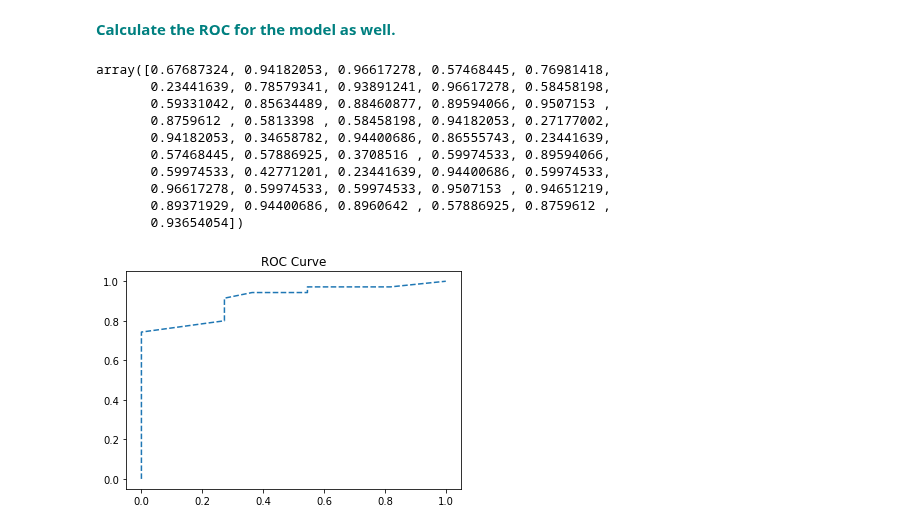
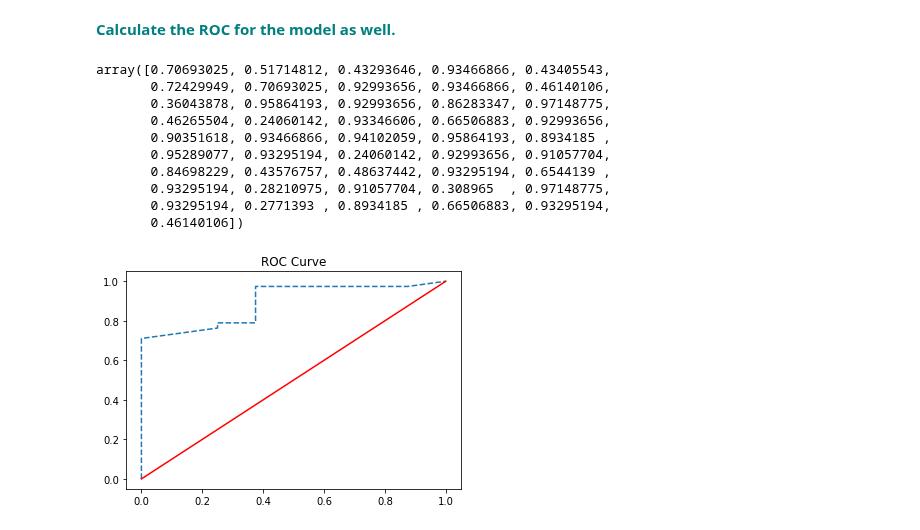
Before and after one commit to kenneykwan/Springboard, a Jupyter notebook: Gradient_Boosting_Case_Study/Gradient Boosting Case Study.ipynb, the cells around one changed output. Drawn from its saved outputs; the diff is of its cells as text; code cells hidden in the pictures.

```diff
--- a/Gradient_Boosting_Case_Study/Gradient Boosting Case Study.ipynb
+++ b/Gradient_Boosting_Case_Study/Gradient Boosting Case Study.ipynb
@@ -252,22 +252,25 @@ Normalized confusion matrix
 # %% [markdown]
 **<font color='teal'>Calculate the ROC for the model as well.</font>**
 # %%
+y_pred_prob = gb.predict_proba(X_test)
 y_pred_prob[:,1]
 # %% [output]
-array([0.67687324, 0.94182053, 0.96617278, 0.57468445, 0.76981418,
-       0.23441639, 0.78579341, 0.93891241, 0.96617278, 0.58458198,
-       0.59331042, 0.85634489, 0.88460877, 0.89594066, 0.9507153 ,
-       0.8759612 , 0.5813398 , 0.58458198, 0.94182053, 0.27177002,
-       0.94182053, 0.34658782, 0.94400686, 0.86555743, 0.23441639,
-       0.57468445, 0.57886925, 0.3708516 , 0.59974533, 0.89594066,
-       0.59974533, 0.42771201, 0.23441639, 0.94400686, 0.59974533,
-       0.96617278, 0.59974533, 0.59974533, 0.9507153 , 0.94651219,
-       0.89371929, 0.94400686, 0.8960642 , 0.57886925, 0.8759612 ,
-       0.93654054])
+array([0.70693025, 0.51714812, 0.43293646, 0.93466866, 0.43405543,
+       0.72429949, 0.70693025, 0.92993656, 0.93466866, 0.46140106,
+       0.36043878, 0.95864193, 0.92993656, 0.86283347, 0.97148775,
+       0.46265504, 0.24060142, 0.93346606, 0.66506883, 0.92993656,
+       0.90351618, 0.93466866, 0.94102059, 0.95864193, 0.8934185 ,
+       0.95289077, 0.93295194, 0.24060142, 0.92993656, 0.91057704,
+       0.84698229, 0.43576757, 0.48637442, 0.93295194, 0.6544139 ,
+       0.93295194, 0.28210975, 0.91057704, 0.308965  , 0.97148775,
+       0.93295194, 0.2771393 , 0.8934185 , 0.66506883, 0.93295194,
+       0.46140106])
 # %%
 fpr, tpr, thresholds = roc_curve(y_test, y_pred_prob[:,1])
 plt.plot(fpr,tpr,linestyle='--')
+
+plt.plot([0,1],[0,1], c = 'r' )
 plt.title("ROC Curve")
 plt.show()
 # %% [output]
-[figure, old version]
+[figure, new version]
```
Also changed, not shown: parts of 2 cells of this notebook, 1 other file.
